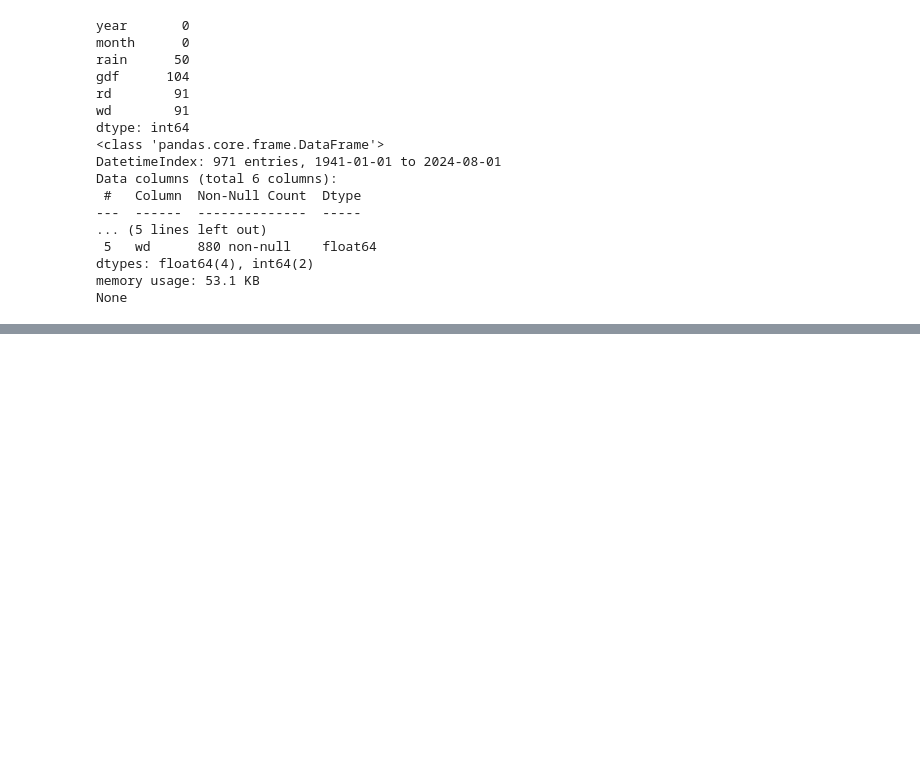
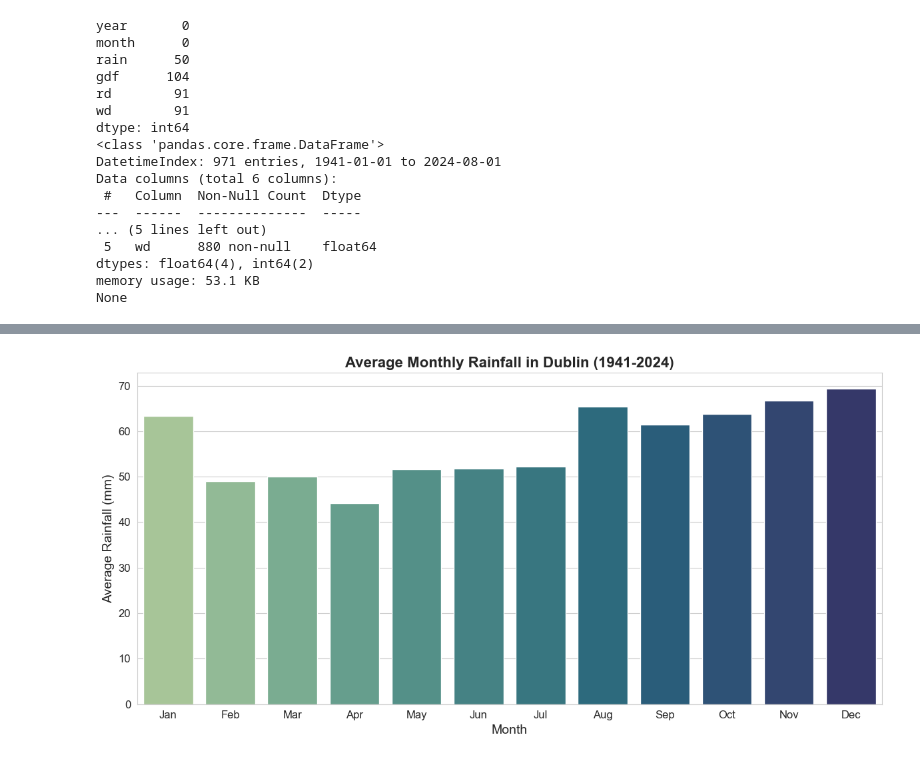
Before and after one commit to atacanbt/programming-for-data-analytics, a Jupyter notebook: project/rainfall_analysis_dublin.ipynb, the cells around one changed output, grey strips where cells are left out. Drawn from its saved outputs; the diff is of its cells as text; code cells hidden in the pictures; blank space fills up the shorter version.

```diff
--- a/project/rainfall_analysis_dublin.ipynb
+++ b/project/rainfall_analysis_dublin.ipynb
@@ -171,0 +168,17 @@ date
+# %%
+# Calculate the avarage monthly rainfall
+monthly_rainfall = df.groupby(df.index.month)['rain'].mean()
+
+# Plot the average monthly rainfall
+plt.figure(figsize=(12, 6))
+sns.barplot(x=monthly_rainfall.index, y=monthly_rainfall.values, palette='crest', hue=monthly_rainfall.index, legend=False)
+plt.title('Average Monthly Rainfall in Dublin (1941-2024)', fontsize=16, fontweight='bold')
+plt.xlabel('Month', fontsize=14)
+plt.ylabel('Average Rainfall (mm)', fontsize=14)
+plt.xticks(ticks=range(12), labels=['Jan', 'Feb', 'Mar', 'Apr', 'May', 'Jun',
+                                    'Jul', 'Aug', 'Sep', 'Oct', 'Nov', 'Dec'], fontsize=12)
+plt.yticks(fontsize=12)
+plt.tight_layout()
+plt.show()
+# %% [output]
+[figure, added]
```
Also changed, not shown: parts of 17 cells of this notebook.
